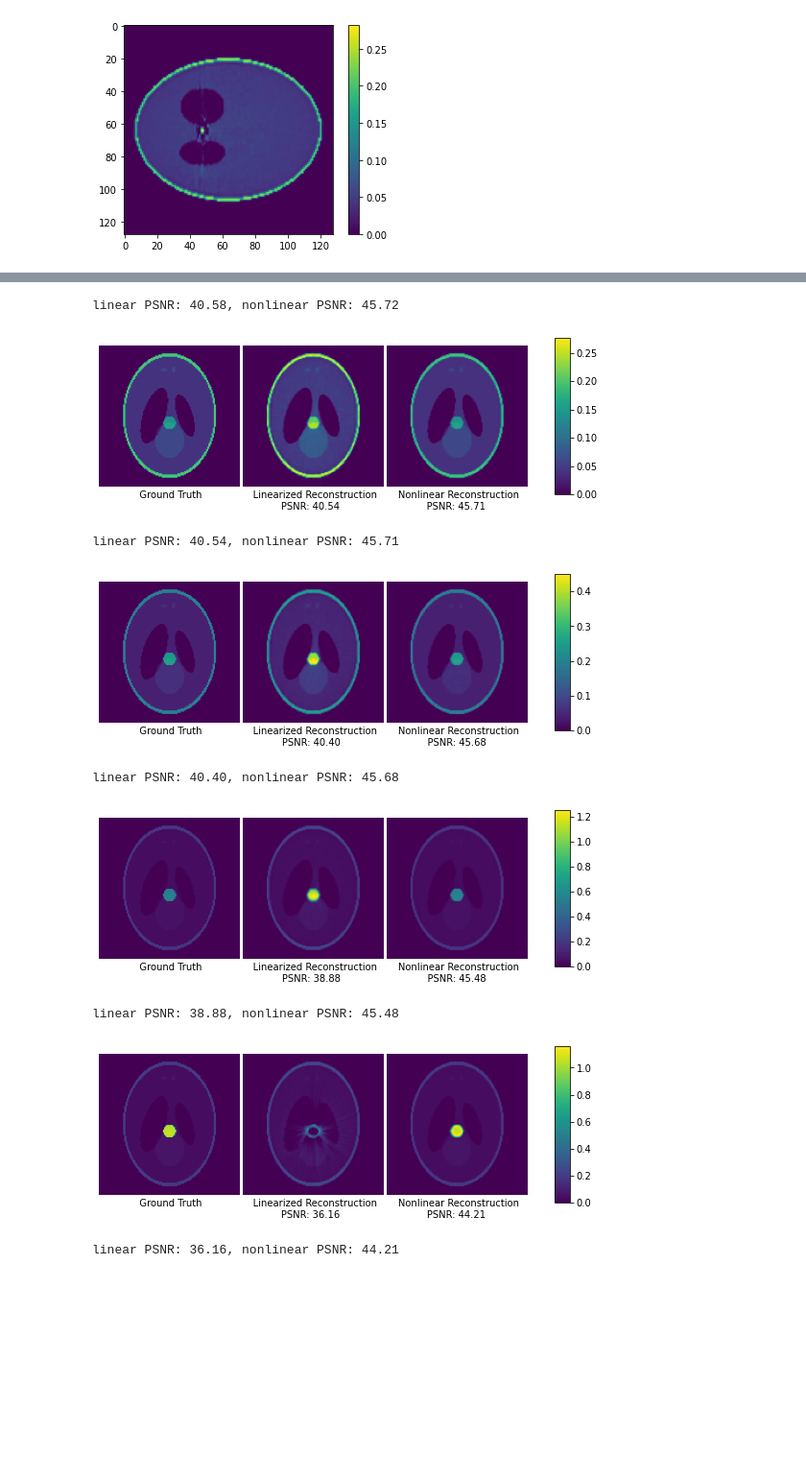
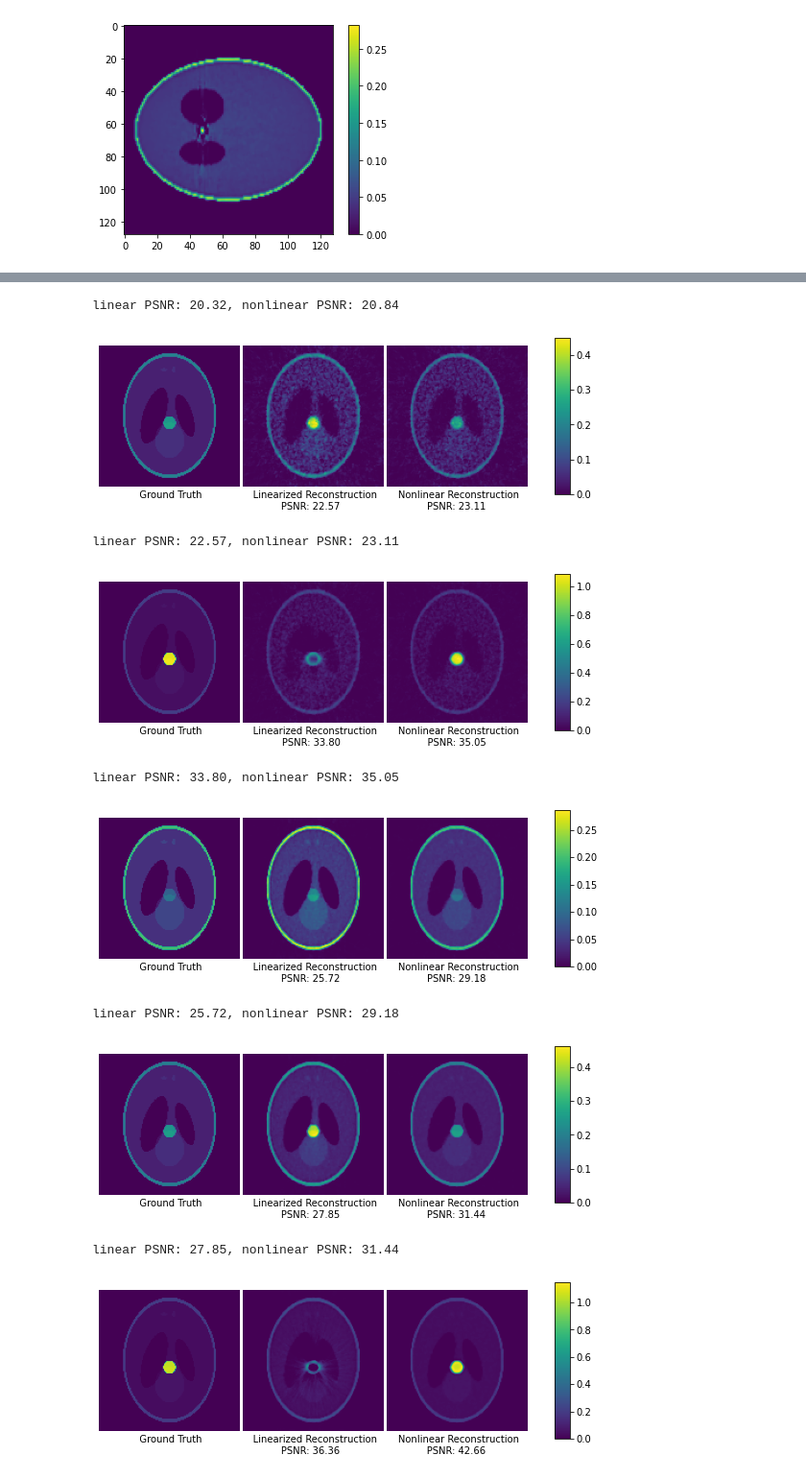
Before and after one commit to modestyachts/multi-energy-ct, a Jupyter notebook: synthetic_data.ipynb, the cells around one changed output, grey strips where cells are left out. Shown: that part at 96% size. Drawn from its saved outputs; the diff is of its cells as text; code cells hidden in the pictures; blank space fills up the shorter version.

Commit message:
adding some flags to make it easier to compare linear vs nonlinear, and option to add noise to the projections

```diff
--- a/synthetic_data.ipynb
+++ b/synthetic_data.ipynb
@@ -374,6 +374,9 @@ plt.show()
 [figure]
 # %%
 # Generate nice figures
+import numpy as np
+import tifffile
+import matplotlib.pyplot as plt
 
 def separate_horizontally(img, linewidth=1):
     H, W = img.shape
@@ -384,23 +387,25 @@ def separate_horizontally(img, linewidth=1):
     newimg[:,2*H+2*linewidth:] = img[:,2*H:]
     return newimg
 
-def make_figure(how_easy):
+def make_figure(how_easy, how_noisy):
     # nonlinear_path = f'jax_logs/{how_easy}easy_synthetic_nonnegative/epoch_0/sigma_grid.npy'
     # linear_path = f'jax_logs/{how_easy}easy_synthetic_linearized_nonnegative/epoch_0/sigma_grid.npy'
-    nonlinear_path = f'jax_logs/shepp_fifthdensity/nonlinear_{how_easy}_nonnegative/epoch_0/sigma_grid.npy'
-    linear_path = f'jax_logs/shepp_fifthdensity/linear_{how_easy}_nonnegative/epoch_0/sigma_grid.npy'
+    # nonlinear_path = f'jax_logs/shepp_fifthdensity/nonlinear_{how_easy}_nonnegative/epoch_0/sigma_grid.npy'
+    # linear_path = f'jax_logs/shepp_fifthdensity/linear_{how_easy}_nonnegative/epoch_0/sigma_grid.npy'
+    nonlinear_path = f'revision_logs/shepp_fifthdensity/nonlinear_{how_easy}_noise{how_noisy}_nonnegative/epoch_0/sigma_grid.npy'
+    linear_path = f'revision_logs/shepp_fifthdensity/linear_{how_easy}_noise{how_noisy}_nonnegative/epoch_0/sigma_grid.npy'
     nonlinear_grid = np.load(nonlinear_path)
     linear_grid = np.load(linear_path)
     reso = nonlinear_grid.shape[0]
     # gt_path = f'/home/datasets/ct_synthetic/{how_easy}easy_synthetic_volume_reso{reso}.tif'
-    gt_path = f'/home/datasets/ct_shepp/fifthdensity_{how_easy}_volume_reso128.tif'
+    gt_path = f'/data/datasets/ct_shepp/fifthdensity_{how_easy}_volume_reso128.tif'
     gt_grid = tifffile.imread(gt_path)
 
     # Compute PSNRs with respect to the ground truth
     linear_mse = np.mean(np.square(linear_grid - gt_grid))
     nonlinear_mse = np.mean(np.square(nonlinear_grid - gt_grid))
-    linear_psnr = -10*np.log10(linear_mse)
-    nonlinear_psnr = -10*np.log10(nonlinear_mse)
+    linear_psnr = -10*np.log10(linear_mse / np.square(np.max(gt_grid.flatten())))
+    nonlinear_psnr = -10*np.log10(nonlinear_mse / np.square(np.max(gt_grid.flatten())))
 
     # xslice = np.concatenate([gt_grid[reso//2,:,:], linear_grid[reso//2,:,:], nonlinear_grid[reso//2,:,:]], axis=1)
     # yslice = np.concatenate([gt_grid[:,reso//2,:], linear_grid[:,reso//2,:], nonlinear_grid[:,reso//2,:]], axis=1)
@@ -425,9 +430,17 @@ def make_figure(how_easy):
 # make_figure('semi_')
 # make_figure('')
 
-make_figure('0.05')
-make_figure('0.1')
-make_figure('0.2')
-make_figure('0.5')
-make_figure('1')
+# make_figure('0.05')
+# make_figure('0.1')
+# make_figure('0.2')
+# # make_figure('0.5')
+# make_figure('1')
+
+make_figure('0.05', '0.1')
+make_figure('0.2', '0.1')
+make_figure('1.0', '0.1')
+
+make_figure('0.05', '0.01')
+make_figure('0.2', '0.01')
+make_figure('1.0', '0.01')
 # %% [output]
@@ -435,9 +448,10 @@ make_figure('1')
-linear PSNR: 40.58, nonlinear PSNR: 45.72
+linear PSNR: 20.32, nonlinear PSNR: 20.84
-[figure, old version]
+[figure, new version]
-linear PSNR: 40.54, nonlinear PSNR: 45.71
+linear PSNR: 22.57, nonlinear PSNR: 23.11
-[figure, old version]
+[figure, new version]
-linear PSNR: 40.40, nonlinear PSNR: 45.68
+linear PSNR: 33.80, nonlinear PSNR: 35.05
-[figure, old version]
+[figure, new version]
-linear PSNR: 38.88, nonlinear PSNR: 45.48
+linear PSNR: 25.72, nonlinear PSNR: 29.18
-[figure, old version]
+[figure, new version]
-linear PSNR: 36.16, nonlinear PSNR: 44.21
+linear PSNR: 27.85, nonlinear PSNR: 31.44
+[figure, added]
```
Also changed, not shown: parts of 1 cell of this notebook, 2 other files.
